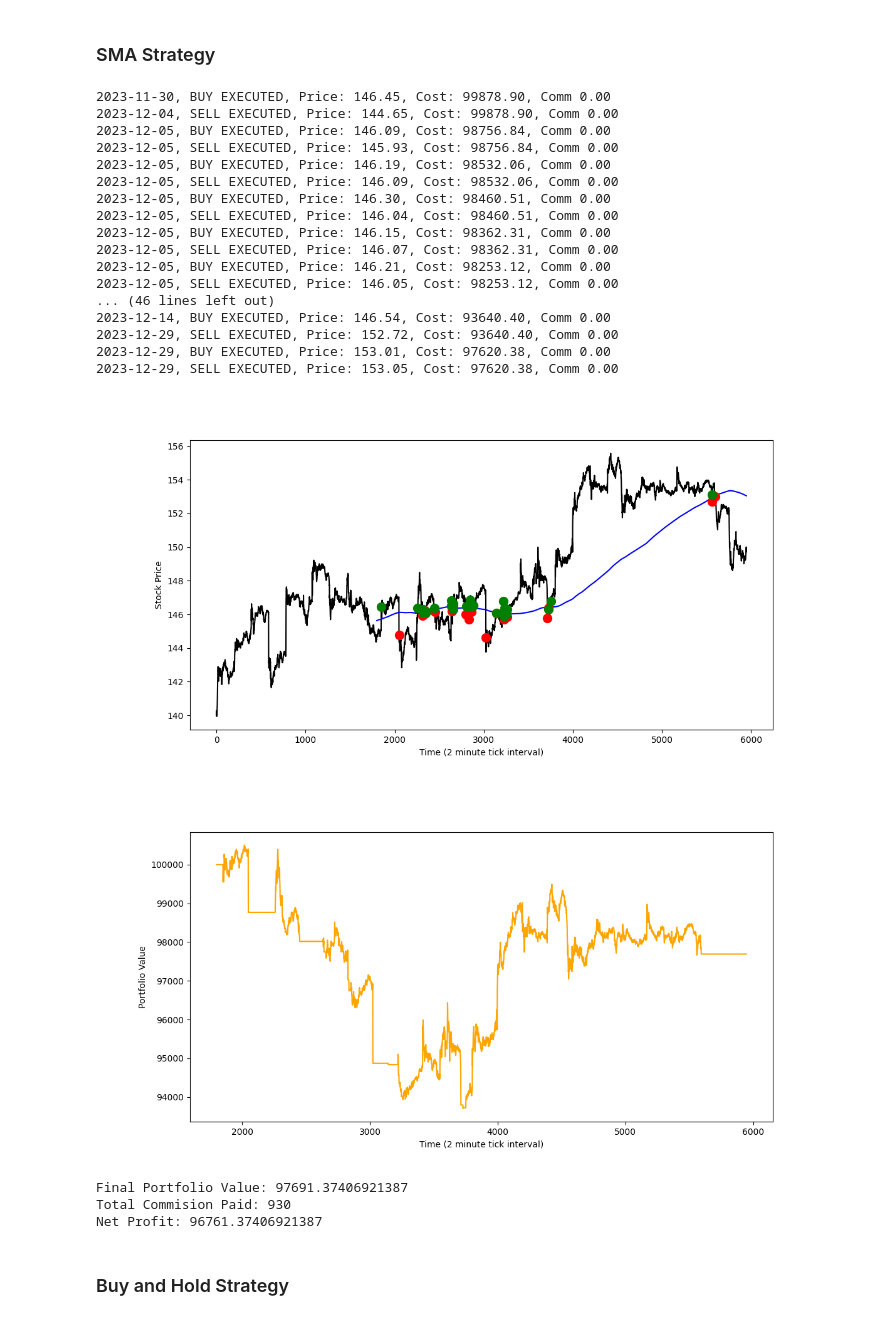
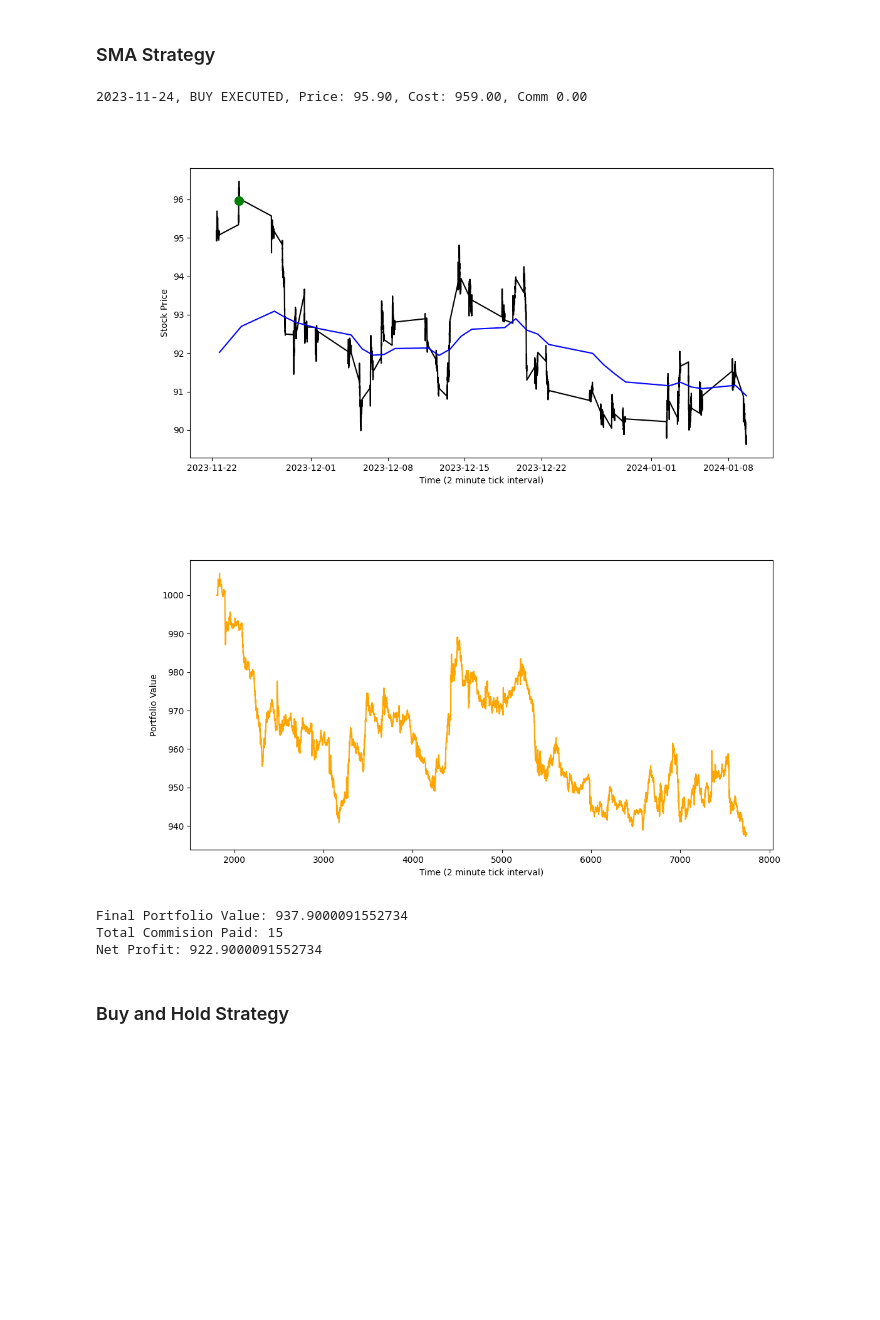
Before and after one commit to juicylime/TransformerStockTrendModel, a Jupyter notebook: back_test.ipynb, the cells around one changed output. Cells and saved outputs as stored; diff of their text form; code cells hidden in the pictures; blank space fills up the shorter version.

Commit message:
Happy place with model performance, time to start paper trading logic

```diff
--- a/back_test.ipynb
+++ b/back_test.ipynb
@@ -19,22 +20,26 @@ from trendformer import transformer_model, feature_size, d_model, seq_length, dr
 # %% [markdown]
 ### Pull market data for model -30 days from start day of simulation
 # %%
-symbol = 'AMZN'
-normalized_params_path = 'G:/StockData/normalized_master_datasets/abs_normalized_parameters.json'
+symbol = 'LSPD'
+normalized_params_path = 'G:/StockData/normalized_parameters/10_EMA_3_pred.json'
 
 start_date = (datetime.now() - timedelta(days=150)).strftime('%Y-%m-%d')
 end_date = datetime.now().strftime('%Y-%m-%d')
 
-stock_data = get_stock_data(start_date, end_date, {symbol:[]})
+orig_stock_data = get_stock_data(start_date, end_date, {symbol:[]})
+
+stock_data_df = get_stock_data(start_date, end_date, {symbol:[]}, as_json=False)
+stock_data_df = stock_data_df[symbol]
 
 with open(normalized_params_path, 'r') as file:
     normalized_params = json.load(file)
 
-stock_data, _ = standardize_stock_data(stock_data, normalized_params)
+stock_data, _ = standardize_stock_data(orig_stock_data, normalized_params)
 
 dates = stock_data[symbol]
 
-features_to_keep = ['week_day', 'Open', 'High', 'Low', 'Close', 'Volume','SMA_30', 'SMA_40', 'EMA_10', 'EMA_30', 'MACDh_12_26_9', 'RSI_10', 'BBP_5_2.0', 'avgTradingVolume', 'STOCHk_14_3_3', '52_week_high', '52_week_low', 'NASDAQ_Close', 'STOCHd_14_3_3', 'ADX_14', 'DMP_14', 'DMN_14', 'ISA_9', 'ISB_26', 'ITS_9', 'IKS_26', 'PSAR_combined']
+features_to_keep = ['ATRr_14', 'week_day', 'Open', 'High', 'Low', 'Close', 'Volume','SMA_30', 'EMA_10', 'EMA_10_trend', 'MACD_12_26_9', 'MACDh_12_26_9', 'MACDs_12_26_9', 'RSI_10', 'BBP_5_2.0', 'avgTradingVolume', 'STOCHk_14_3_3', '52_week_high', '52_week_low', 'NASDAQ_Close', 'STOCHd_14_3_3', 'ADX_14', 'DMP_14', 'DMN_14', 'ISA_9', 'ISB_26', 'ITS_9', 'IKS_26', 'PSAR_combined']
 
 stock_data = {date: {key: value for key, value in sorted(data.items()) if key in features_to_keep} for date, data in dates.items()}
+orig_stock_data = {date: {key: value for key, value in sorted(data.items()) if key in features_to_keep} for date, data in orig_stock_data[symbol].items()}
 # %% [output]
@@ -71,7 +79,7 @@ Intraday market data for AMZN saved to historical_intraday_market_data/AMZN_2m.c
 model = transformer_model(seq_length, feature_size, d_model, num_heads, dff, num_layers, dropout_rate)
 
 # Load the weights
-model.load_weights('model_weights\model_weights.h5')
+model.load_weights("model_weights\\10_EMA_3_pred.h5")
 model.summary()
 # %% [output]
 Model: "model"
@@ -338,12 +479,16 @@ class SMAStrategy(bt.Strategy):
     # OHHhhhh. The library waits the SMA period before it starts running the strategy. So this number has to match the self.days value
     # to plot it correctly.
     params = (
-        ('sma_period', (30 * 6 * 10)),  # Period for the SMA (Need to convert 2m ticks to days)
+    ('short_period', 50),  # Period for the short-term moving average
+    ('long_period', 200),  # Period for the long-term moving average
     )
 
     def __init__(self, model):
-        self.sma = bt.indicators.SimpleMovingAverage(
-            self.data.close, period=self.params.sma_period
+        self.short_ma = bt.indicators.SimpleMovingAverage(
+            self.data.close, period=self.params.short_period
+        )
+        self.long_ma = bt.indicators.SimpleMovingAverage(
+            self.data.close, period=self.params.long_period
         )
         self.size = None
         self.is_open = False
@@ -354,7 +499,7 @@ class SMAStrategy(bt.Strategy):
         self.day = (30 * 6 * 10) - 1
 
     def next(self):
-        if self.data.close[0] > self.sma[0] and self.is_open == False:
+        if self.short_ma[0] > self.long_ma[0] and self.short_ma[-1] < self.long_ma[-1] and self.is_open == False:
             # Get the current price
             self.buy_price = self.data.close[0]
 
@@ -365,14 +510,14 @@ class SMAStrategy(bt.Strategy):
             self.size = cash // self.buy_price
 
             self.buy(size=self.size)
-            self.is_open = True
 
 
 
-        if self.data.close[0] < self.sma[0] and self.is_open == True:
+
+        if self.short_ma[0] < self.long_ma[0] and self.short_ma[-1] > self.long_ma[-1] and self.is_open == False:
             # self.sell(size=self.size)
             self.close()
-            self.is_open = False
+
 
 
         self.total_value_of_portfolio['date'].append(self.day)
@@ -381,57 +526,43 @@ class SMAStrategy(bt.Strategy):
 
     def add_trade(self, type='buy', date=0, price=1):
         self.trades[type]['date'].append(date)
         self.trades[type]['price'].append(price)
 
     def notify_order(self, order):
         if order.status in [order.Completed]:
             if order.isbuy():
                 # Add the trade to later plot
-                self.add_trade('buy', self.day, self.data.close[0])
+                self.add_trade('buy', self.data.datetime.datetime(), self.data.close[0])
+                self.is_open = True
                 self.log('BUY EXECUTED, Price: %.2f, Cost: %.2f, Comm %.2f' %
                         (order.executed.price,
                         order.executed.value,
                         order.executed.comm))
             else:  # Sell
-                self.add_trade('sell', self.day, self.data.close[0])
+                self.add_trade('sell', self.data.datetime.datetime(), self.data.close[0])
+                self.is_open = True
                 self.log('SELL EXECUTED, Price: %.2f, Cost: %.2f, Comm %.2f' %
                         (order.executed.price,
                         order.executed.value,
                         order.executed.comm))
         elif order.status in [order.Canceled, order.Margin, order.Rejected]:
             self.log('Order Canceled/Margin/Rejected')
             self.log('Order Info: Price: %.2f, Size: %.2f' % (order.created.price, order.created.size))
 
     def log(self, txt, dt=None):
         ''' Logging function for this strategy'''
         dt = dt or self.datas[0].datetime.date(0)
         print('%s, %s' % (dt.isoformat(), txt))
 
 
 backtest(f'historical_intraday_market_data/{symbol}_2m.csv', SMAStrategy)
 # %% [output]
-2023-11-30, BUY EXECUTED, Price: 146.45, Cost: 99878.90, Comm 0.00
-2023-12-04, SELL EXECUTED, Price: 144.65, Cost: 99878.90, Comm 0.00
-2023-12-05, BUY EXECUTED, Price: 146.09, Cost: 98756.84, Comm 0.00
-2023-12-05, SELL EXECUTED, Price: 145.93, Cost: 98756.84, Comm 0.00
-2023-12-05, BUY EXECUTED, Price: 146.19, Cost: 98532.06, Comm 0.00
-2023-12-05, SELL EXECUTED, Price: 146.09, Cost: 98532.06, Comm 0.00
-2023-12-05, BUY EXECUTED, Price: 146.30, Cost: 98460.51, Comm 0.00
-2023-12-05, SELL EXECUTED, Price: 146.04, Cost: 98460.51, Comm 0.00
-2023-12-05, BUY EXECUTED, Price: 146.15, Cost: 98362.31, Comm 0.00
-2023-12-05, SELL EXECUTED, Price: 146.07, Cost: 98362.31, Comm 0.00
-2023-12-05, BUY EXECUTED, Price: 146.21, Cost: 98253.12, Comm 0.00
-2023-12-05, SELL EXECUTED, Price: 146.05, Cost: 98253.12, Comm 0.00
-... (46 lines left out)
-2023-12-14, BUY EXECUTED, Price: 146.54, Cost: 93640.40, Comm 0.00
-2023-12-29, SELL EXECUTED, Price: 152.72, Cost: 93640.40, Comm 0.00
-2023-12-29, BUY EXECUTED, Price: 153.01, Cost: 97620.38, Comm 0.00
-2023-12-29, SELL EXECUTED, Price: 153.05, Cost: 97620.38, Comm 0.00
+2023-11-24, BUY EXECUTED, Price: 95.90, Cost: 959.00, Comm 0.00
-[figure, old version]
+[figure, new version]
-[figure, old version]
+[figure, new version]
-Final Portfolio Value: 97691.37406921387
-Total Commision Paid: 930
-Net Profit: 96761.37406921387
+Final Portfolio Value: 937.9000091552734
+Total Commision Paid: 15
+Net Profit: 922.9000091552734
 # %% [markdown]
 ### Buy and Hold Strategy
 # %%
```
Also changed, not shown: parts of 9 cells of this notebook, 10 other files.
